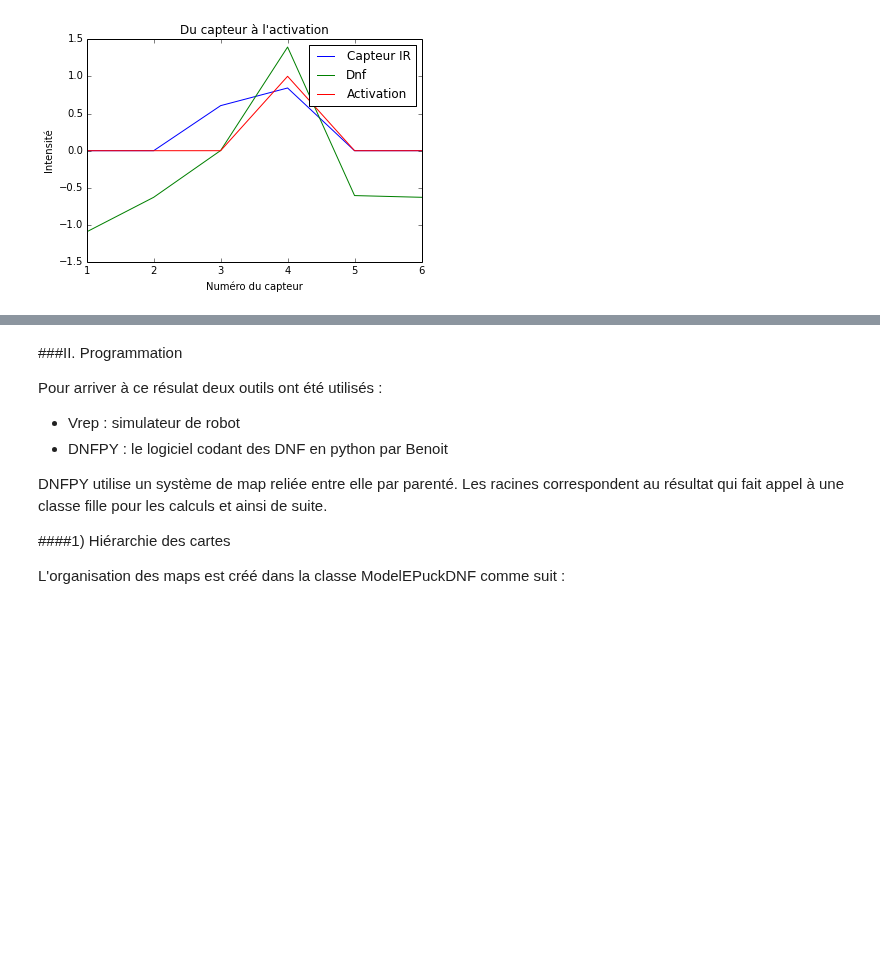
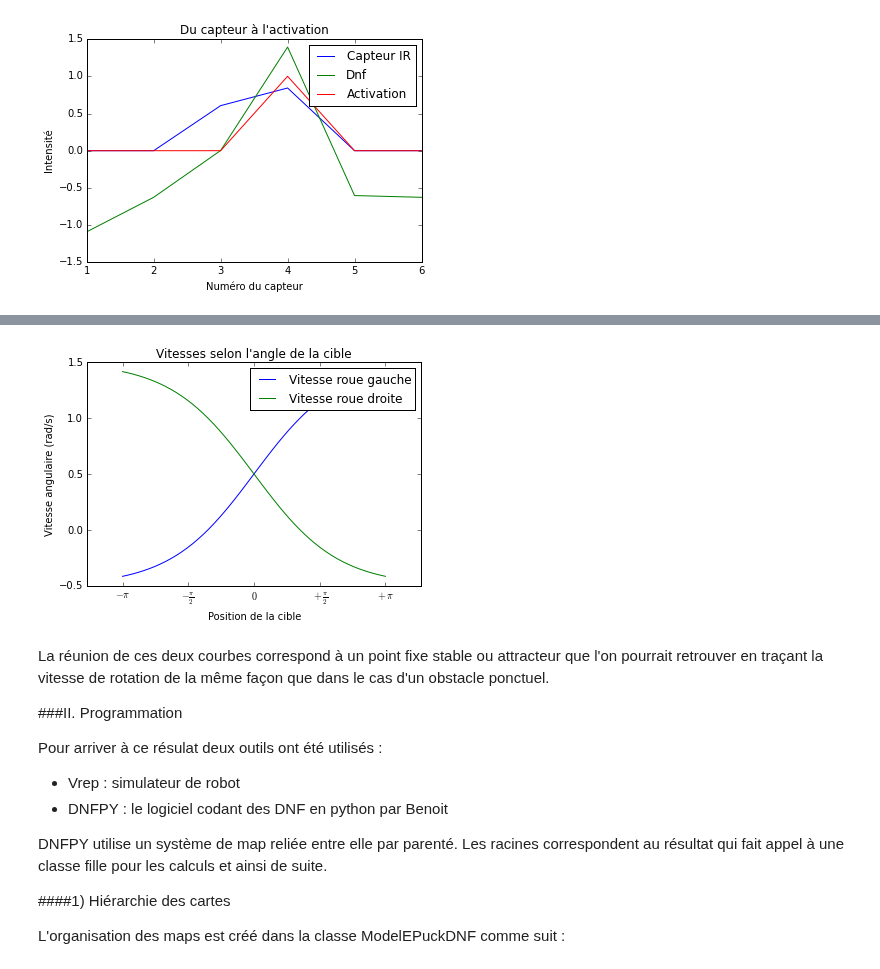
Before and after one commit to bchappet/dnfpy, a Jupyter notebook: Rapport/Rapport.ipynb, the cells around one changed output, grey strips where cells are left out. Cells and saved outputs as stored; diff of their text form; code cells hidden in the pictures; blank space fills up the shorter version.

```diff
--- a/Rapport/Rapport.ipynb
+++ b/Rapport/Rapport.ipynb
@@ -140,4 +194,21 @@ display(w)
+# %%
+x, st = np.linspace(-math.pi,math.pi, retstep=True)
+vL = 2/(1+np.exp(-x))-0.5
+vR = 2/(1+np.exp(x))-0.5
+plt.plot(x,vL,label='Vitesse roue gauche')
+plt.plot(x,vR,label='Vitesse roue droite')
+plt.legend()
+plt.xlabel("Position de la cible")
+plt.ylabel("Vitesse angulaire (rad/s)")
+plt.title("Vitesses selon l'angle de la cible")
+plt.xticks([-math.pi,-math.pi/2, 0, math.pi/2,math.pi], [r'$-\pi$',r'$-\frac{\pi}{2}$', r'$0$', r'$+\frac{\pi}{2}$',r'$+\pi$'])
+plt.show()
+# %% [output]
+[figure, added]
 # %% [markdown]
+La réunion de ces deux courbes correspond à un point fixe stable ou attracteur que l'on pourrait retrouver en traçant la vitesse de rotation de la même façon que dans le cas d'un obstacle ponctuel.
+
+
 ###II. Programmation
 
 Pour arriver à ce résulat deux outils ont été utilisés :
```
Also changed, not shown: parts of 13 cells of this notebook, 2 other files.
